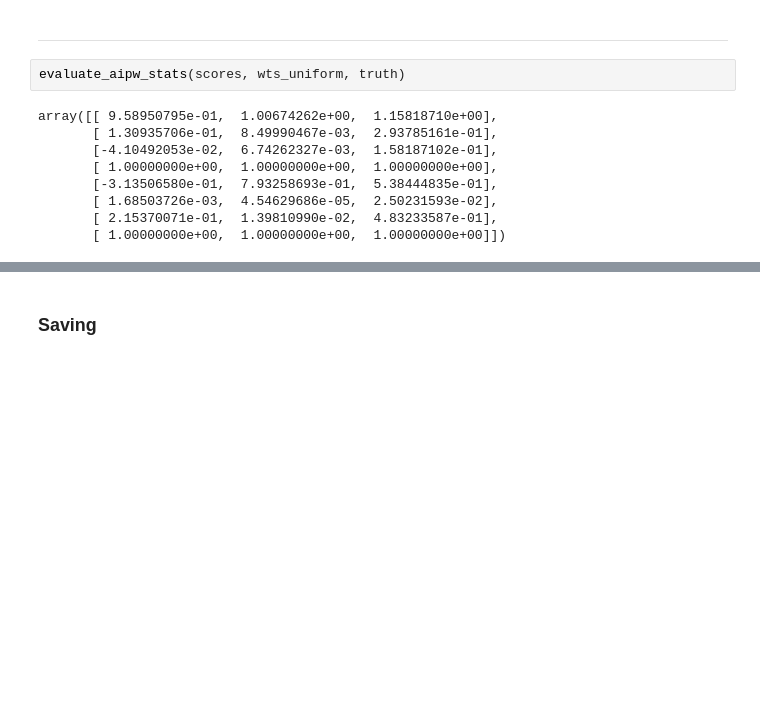
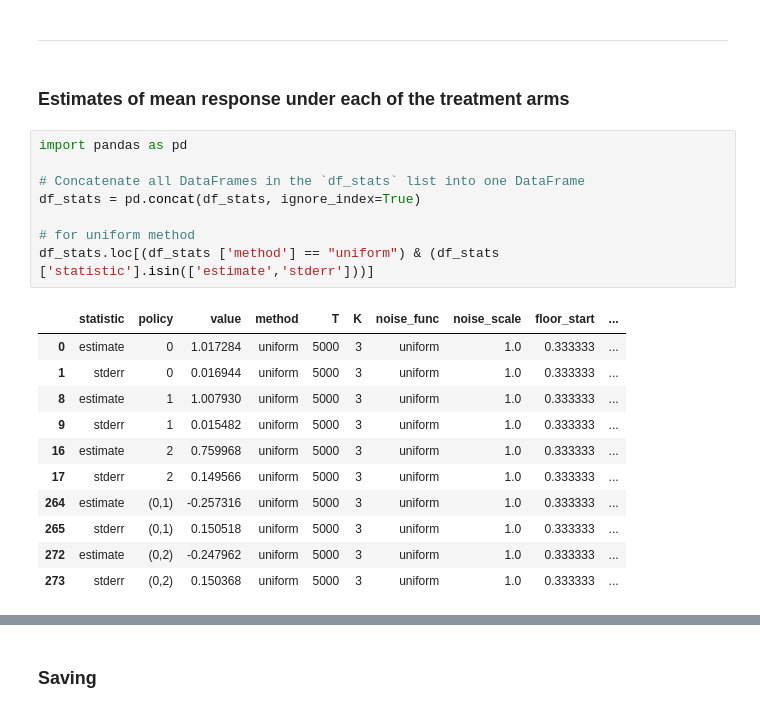
Before and after one commit to UChicago-pol-methods/adaptive-confidence-intervals, a Jupyter notebook: experiments/main/simulations.ipynb, the cells around one changed output, grey strips where cells are left out. Drawn from its saved outputs; the diff is of its cells as text; blank space fills up the shorter version.

```diff
--- a/experiments/main/simulations.ipynb
+++ b/experiments/main/simulations.ipynb
@@ -269,14 +301,25 @@ Time passed 2.34184193611145s
 # %% [markdown]
 ----
-# %%
-evaluate_aipw_stats(scores, wts_uniform, truth)
-# %% [output]
-array([[ 9.58950795e-01,  1.00674262e+00,  1.15818710e+00],
-       [ 1.30935706e-01,  8.49990467e-03,  2.93785161e-01],
-       [-4.10492053e-02,  6.74262327e-03,  1.58187102e-01],
-       [ 1.00000000e+00,  1.00000000e+00,  1.00000000e+00],
-       [-3.13506580e-01,  7.93258693e-01,  5.38444835e-01],
-       [ 1.68503726e-03,  4.54629686e-05,  2.50231593e-02],
-       [ 2.15370071e-01,  1.39810990e-02,  4.83233587e-01],
-       [ 1.00000000e+00,  1.00000000e+00,  1.00000000e+00]])
+# %% [markdown]
+### Estimates of mean response under each of the treatment arms
+# %%
+import pandas as pd
+
+# Concatenate all DataFrames in the `df_stats` list into one DataFrame
+df_stats = pd.concat(df_stats, ignore_index=True)
+
+# for uniform method
+df_stats.loc[(df_stats ['method'] == "uniform") & (df_stats ['statistic'].isin(['estimate','stderr']))]
+# %% [output]
+|  | statistic | policy | value | method | T | K | noise_func | noise_scale | floor_start | ... |
+| 0 | estimate | 0 | 1.017284 | uniform | 5000 | 3 | uniform | 1.0 | 0.333333 | ... |
+| 1 | stderr | 0 | 0.016944 | uniform | 5000 | 3 | uniform | 1.0 | 0.333333 | ... |
+| 8 | estimate | 1 | 1.007930 | uniform | 5000 | 3 | uniform | 1.0 | 0.333333 | ... |
+| 9 | stderr | 1 | 0.015482 | uniform | 5000 | 3 | uniform | 1.0 | 0.333333 | ... |
+| 16 | estimate | 2 | 0.759968 | uniform | 5000 | 3 | uniform | 1.0 | 0.333333 | ... |
+| 17 | stderr | 2 | 0.149566 | uniform | 5000 | 3 | uniform | 1.0 | 0.333333 | ... |
+| 264 | estimate | (0,1) | -0.257316 | uniform | 5000 | 3 | uniform | 1.0 | 0.333333 | ... |
+| 265 | stderr | (0,1) | 0.150518 | uniform | 5000 | 3 | uniform | 1.0 | 0.333333 | ... |
+| 272 | estimate | (0,2) | -0.247962 | uniform | 5000 | 3 | uniform | 1.0 | 0.333333 | ... |
+| 273 | stderr | (0,2) | 0.150368 | uniform | 5000 | 3 | uniform | 1.0 | 0.333333 | ... |
 # %%
```
Also changed, not shown: parts of 21 cells of this notebook, 1 other file.
